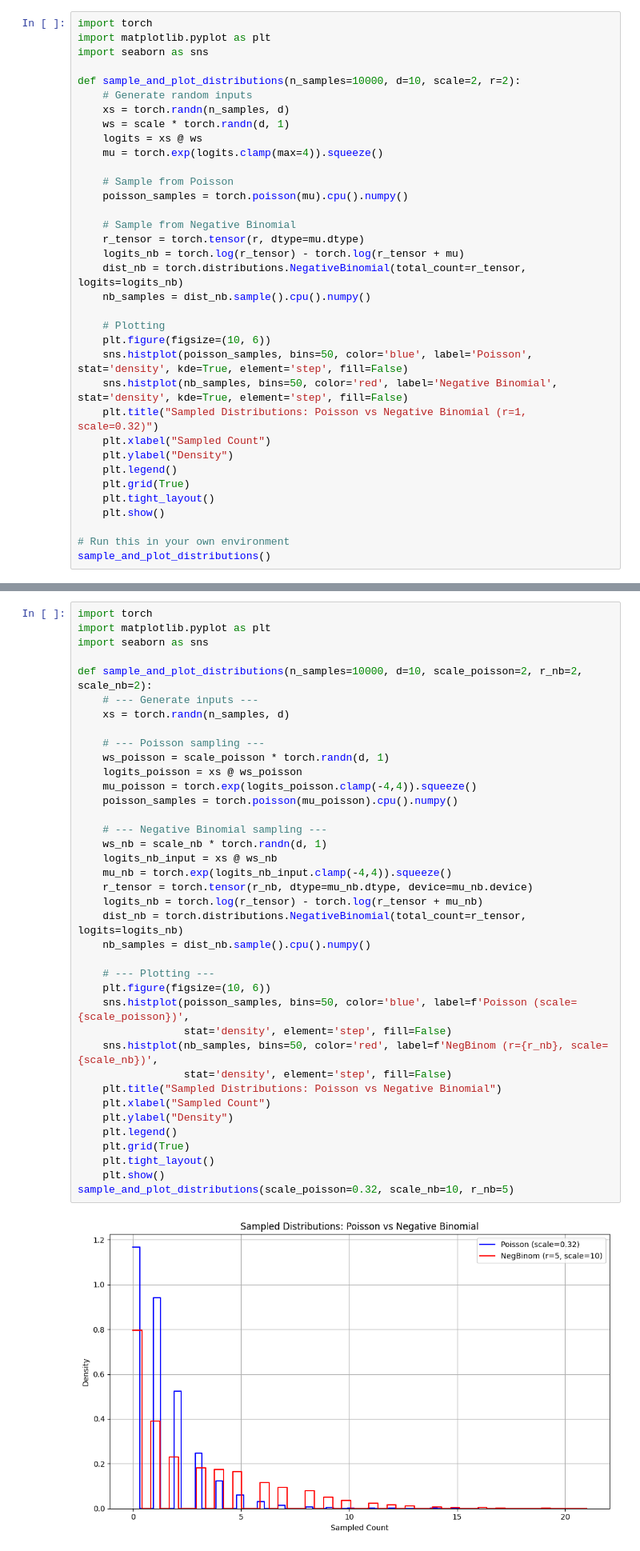
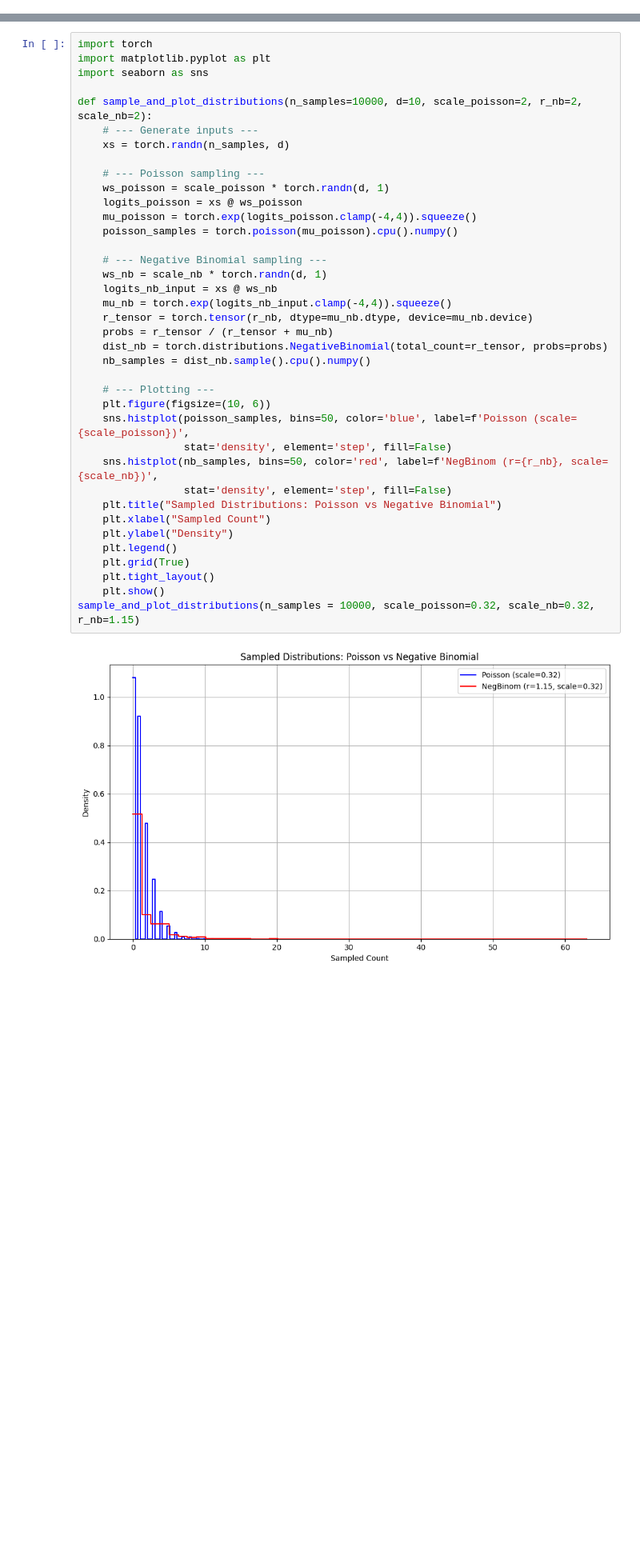
Before and after one commit to Logo96/in-context-learning-GLM, a Jupyter notebook: src/test_oracel.ipynb, the cells around one changed output, grey strips where cells are left out. Shown at 80% size. Drawn from its saved outputs; the diff is of its cells as text; blank space fills up the shorter version.

```diff
--- a/src/test_oracel.ipynb
+++ b/src/test_oracel.ipynb
@@ -133,35 +136,0 @@ run_oracle_on_random_context(context_len=80, n_tasks=1000, d=10, lr=0.01, max_st
-# %%
-import torch
-import matplotlib.pyplot as plt
-import seaborn as sns
-
-def sample_and_plot_distributions(n_samples=10000, d=10, scale=2, r=2):
-    # Generate random inputs
-    xs = torch.randn(n_samples, d)
-    ws = scale * torch.randn(d, 1)
-    logits = xs @ ws
-    mu = torch.exp(logits.clamp(max=4)).squeeze()
-
-    # Sample from Poisson
-    poisson_samples = torch.poisson(mu).cpu().numpy()
-
-    # Sample from Negative Binomial
-    r_tensor = torch.tensor(r, dtype=mu.dtype)
-    logits_nb = torch.log(r_tensor) - torch.log(r_tensor + mu)
-    dist_nb = torch.distributions.NegativeBinomial(total_count=r_tensor, logits=logits_nb)
-    nb_samples = dist_nb.sample().cpu().numpy()
-
-    # Plotting
-    plt.figure(figsize=(10, 6))
-    sns.histplot(poisson_samples, bins=50, color='blue', label='Poisson', stat='density', kde=True, element='step', fill=False)
-    sns.histplot(nb_samples, bins=50, color='red', label='Negative Binomial', stat='density', kde=True, element='step', fill=False)
-    plt.title("Sampled Distributions: Poisson vs Negative Binomial (r=1, scale=0.32)")
-    plt.xlabel("Sampled Count")
-    plt.ylabel("Density")
-    plt.legend()
-    plt.grid(True)
-    plt.tight_layout()
-    plt.show()
-
-# Run this in your own environment
-sample_and_plot_distributions()
@@ -176,34 +175,34 @@ def sample_and_plot_distributions(n_samples=10000, d=10, scale_poisson=2, r_nb=2
     # --- Generate inputs ---
     xs = torch.randn(n_samples, d)
 
     # --- Poisson sampling ---
     ws_poisson = scale_poisson * torch.randn(d, 1)
     logits_poisson = xs @ ws_poisson
     mu_poisson = torch.exp(logits_poisson.clamp(-4,4)).squeeze()
     poisson_samples = torch.poisson(mu_poisson).cpu().numpy()
 
     # --- Negative Binomial sampling ---
     ws_nb = scale_nb * torch.randn(d, 1)
     logits_nb_input = xs @ ws_nb
     mu_nb = torch.exp(logits_nb_input.clamp(-4,4)).squeeze()
     r_tensor = torch.tensor(r_nb, dtype=mu_nb.dtype, device=mu_nb.device)
-    logits_nb = torch.log(r_tensor) - torch.log(r_tensor + mu_nb)
-    dist_nb = torch.distributions.NegativeBinomial(total_count=r_tensor, logits=logits_nb)
+    probs = r_tensor / (r_tensor + mu_nb)
+    dist_nb = torch.distributions.NegativeBinomial(total_count=r_tensor, probs=probs)
     nb_samples = dist_nb.sample().cpu().numpy()
 
     # --- Plotting ---
     plt.figure(figsize=(10, 6))
     sns.histplot(poisson_samples, bins=50, color='blue', label=f'Poisson (scale={scale_poisson})',
                  stat='density', element='step', fill=False)
     sns.histplot(nb_samples, bins=50, color='red', label=f'NegBinom (r={r_nb}, scale={scale_nb})',
                  stat='density', element='step', fill=False)
     plt.title("Sampled Distributions: Poisson vs Negative Binomial")
     plt.xlabel("Sampled Count")
     plt.ylabel("Density")
     plt.legend()
     plt.grid(True)
     plt.tight_layout()
     plt.show()
-sample_and_plot_distributions(scale_poisson=0.32, scale_nb=10, r_nb=5)
+sample_and_plot_distributions(n_samples = 10000, scale_poisson=0.32, scale_nb=0.32, r_nb=1.15)
 # %% [output]
-[figure, old version]
+[figure, new version]
```
Also changed, not shown: parts of 6 cells of this notebook, 3 other files.
